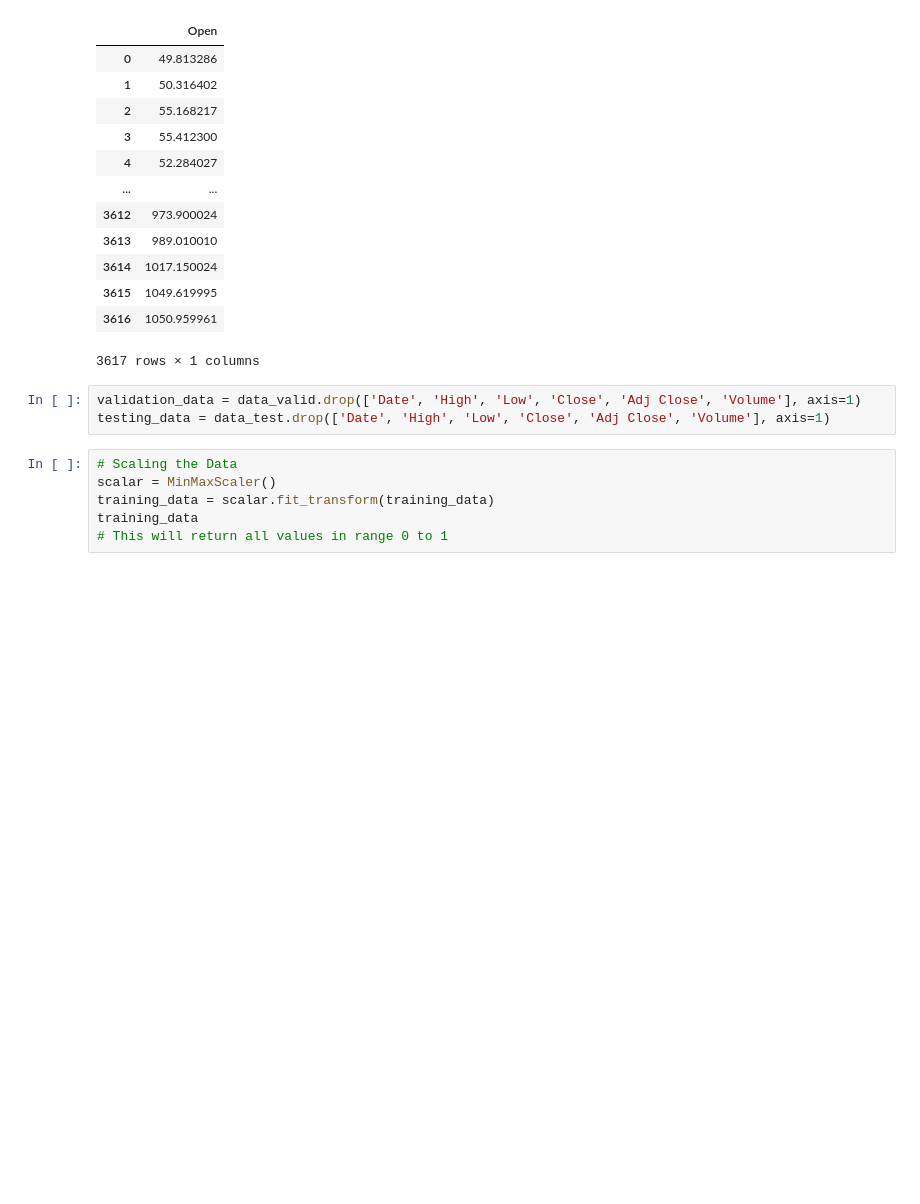
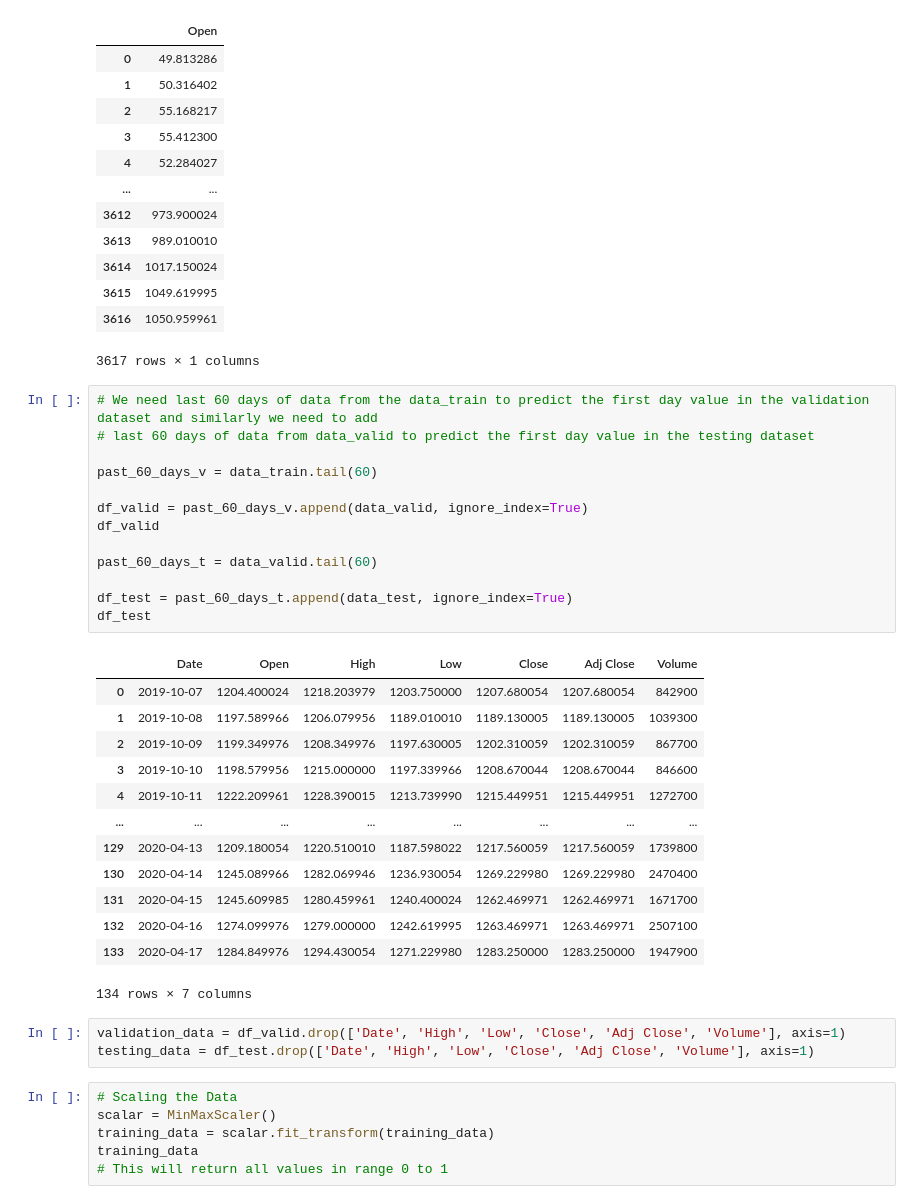
Before and after one commit to ManojKumarTiwari/Tensorflow2AndKeras, a Jupyter notebook: 4_RNN.ipynb, the cells around one changed output. Cells and saved outputs as stored; diff of their text form; blank space fills up the shorter version.

Commit message:
Validation and Test dataset fixes

```diff
--- a/4_RNN.ipynb
+++ b/4_RNN.ipynb
@@ -161,9 +161,36 @@ training_data
 | 3615 | 1049.619995 |
 | 3616 | 1050.959961 |
 3617 rows × 1 columns
+# %%
+# We need last 60 days of data from the data_train to predict the first day value in the validation dataset and similarly we need to add
+# last 60 days of data from data_valid to predict the first day value in the testing dataset
+
+past_60_days_v = data_train.tail(60)
+
+df_valid = past_60_days_v.append(data_valid, ignore_index=True)
+df_valid
+
+past_60_days_t = data_valid.tail(60)
+
+df_test = past_60_days_t.append(data_test, ignore_index=True)
+df_test
+# %% [output]
+|  | Date | Open | High | Low | Close | Adj Close | Volume |
+| 0 | 2019-10-07 | 1204.400024 | 1218.203979 | 1203.750000 | 1207.680054 | 1207.680054 | 842900 |
+| 1 | 2019-10-08 | 1197.589966 | 1206.079956 | 1189.010010 | 1189.130005 | 1189.130005 | 1039300 |
+| 2 | 2019-10-09 | 1199.349976 | 1208.349976 | 1197.630005 | 1202.310059 | 1202.310059 | 867700 |
+| 3 | 2019-10-10 | 1198.579956 | 1215.000000 | 1197.339966 | 1208.670044 | 1208.670044 | 846600 |
+| 4 | 2019-10-11 | 1222.209961 | 1228.390015 | 1213.739990 | 1215.449951 | 1215.449951 | 1272700 |
+| ... | ... | ... | ... | ... | ... | ... | ... |
+| 129 | 2020-04-13 | 1209.180054 | 1220.510010 | 1187.598022 | 1217.560059 | 1217.560059 | 1739800 |
+| 130 | 2020-04-14 | 1245.089966 | 1282.069946 | 1236.930054 | 1269.229980 | 1269.229980 | 2470400 |
+| 131 | 2020-04-15 | 1245.609985 | 1280.459961 | 1240.400024 | 1262.469971 | 1262.469971 | 1671700 |
+| 132 | 2020-04-16 | 1274.099976 | 1279.000000 | 1242.619995 | 1263.469971 | 1263.469971 | 2507100 |
+| 133 | 2020-04-17 | 1284.849976 | 1294.430054 | 1271.229980 | 1283.250000 | 1283.250000 | 1947900 |
+134 rows × 7 columns
 # %%
-validation_data = data_valid.drop(['Date', 'High', 'Low', 'Close', 'Adj Close', 'Volume'], axis=1)
-testing_data = data_test.drop(['Date', 'High', 'Low', 'Close', 'Adj Close', 'Volume'], axis=1)
+validation_data = df_valid.drop(['Date', 'High', 'Low', 'Close', 'Adj Close', 'Volume'], axis=1)
+testing_data = df_test.drop(['Date', 'High', 'Low', 'Close', 'Adj Close', 'Volume'], axis=1)
 # %%
 # Scaling the Data
 scalar = MinMaxScaler()
```
